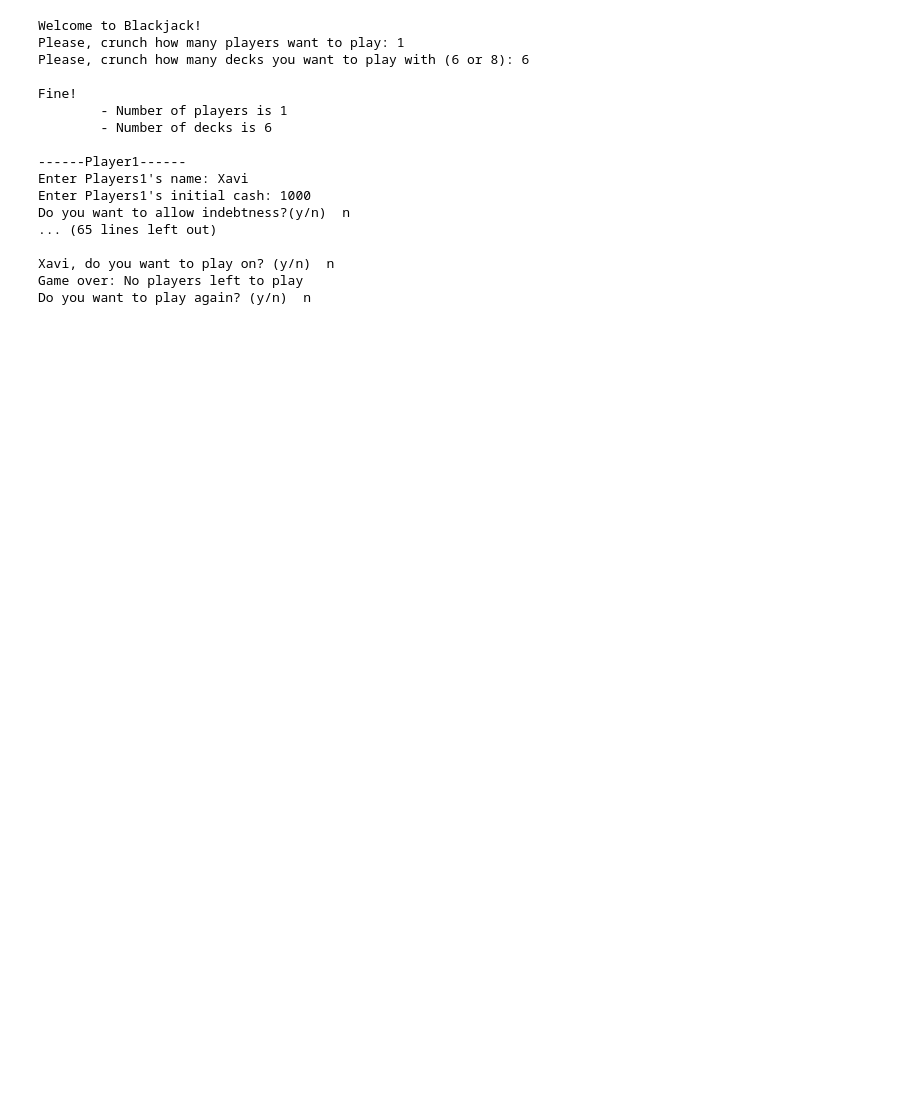
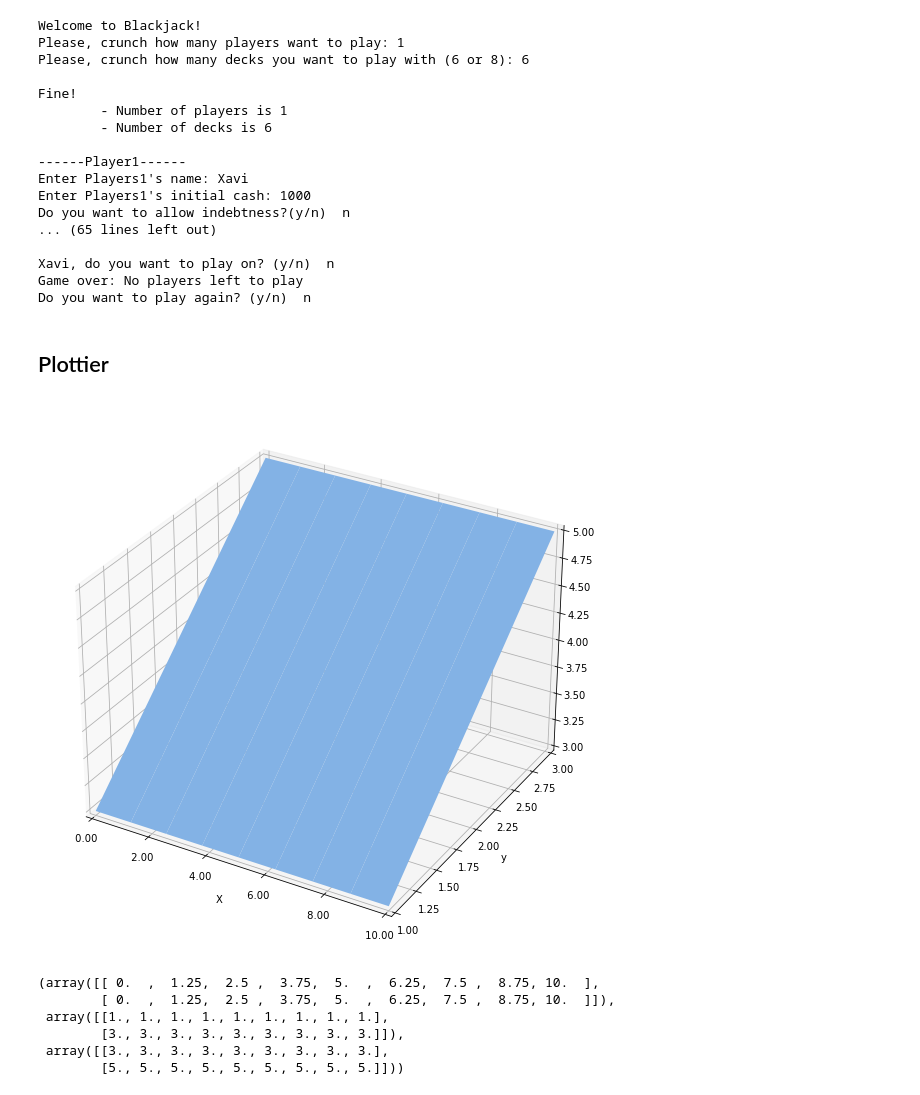
Before and after one commit to Xavi-Linux/Fatjack, a Jupyter notebook: Playing.ipynb, the cells around one changed output. Saved outputs shown, nothing was run; the diff lists cells and outputs as text; code cells hidden in the pictures; blank space fills up the shorter version.

```diff
--- a/Playing.ipynb
+++ b/Playing.ipynb
@@ -22,3 +22,40 @@ Do you want to allow indebtness?(y/n)  n
 Xavi, do you want to play on? (y/n)  n
 Game over: No players left to play
 Do you want to play again? (y/n)  n
+# %% [markdown]
+## Plottier
+# %%
+import matplotlib.pyplot as plt
+import numpy as np
+import seaborn as sns
+plt.style.use('seaborn-pastel')
+# %%
+from matplotlib.ticker import FormatStrFormatter
+X = np.linspace(0, 10, 9)
+Y = np.linspace(1, 3, 2)
+X, Y = np.meshgrid(X, Y)
+z = Y  + 2
+fig = plt.figure(figsize=(10,10))
+diccionari = {'xlim':(X[0,0], X[0,-1]),
+              'xlabel': 'X',
+              'ylim': (Y[0,0], Y[-1, -1]),
+              'proj_type': 'persp',
+              'ylabel':'y'}
+ax = fig.add_subplot(1,1,1, projection='3d', **diccionari)
+v = ax.plot_surface(X, Y, z)
+ax.xaxis.set_major_formatter(FormatStrFormatter('% 1.2f'))
+# %% [output]
+[figure, added]
+# %%
+X = np.linspace(0, 10, 9)
+Y = np.linspace(1, 3, 2)
+Xm, Ym = np.meshgrid(X,Y)
+z = Ym + 2
+Xm, Ym, z
+# %% [output]
+(array([[ 0.  ,  1.25,  2.5 ,  3.75,  5.  ,  6.25,  7.5 ,  8.75, 10.  ],
+        [ 0.  ,  1.25,  2.5 ,  3.75,  5.  ,  6.25,  7.5 ,  8.75, 10.  ]]),
+ array([[1., 1., 1., 1., 1., 1., 1., 1., 1.],
+        [3., 3., 3., 3., 3., 3., 3., 3., 3.]]),
+ array([[3., 3., 3., 3., 3., 3., 3., 3., 3.],
+        [5., 5., 5., 5., 5., 5., 5., 5., 5.]]))
```
Also changed, not shown: 19 other files.
